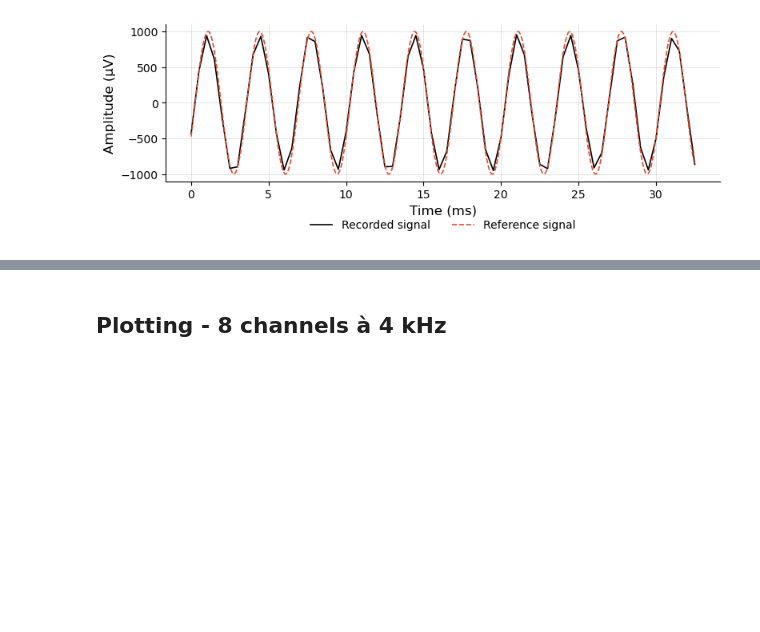
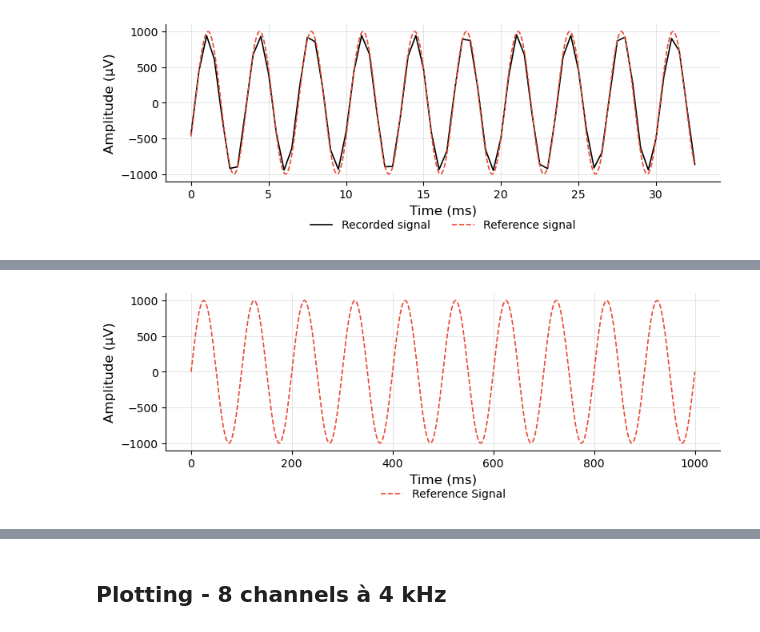
Before and after one commit to Simonseyfert/ble_plot, a Jupyter notebook: plot.ipynb, the cells around one changed output, grey strips where cells are left out. Drawn from its saved outputs; the diff is of its cells as text; code cells hidden in the pictures; blank space fills up the shorter version.

```diff
--- a/plot.ipynb
+++ b/plot.ipynb
@@ -229,0 +302,43 @@ Phase offset:   -28.26°
+# %%
+# ── Pure 10 Hz reference sine, 1 s ───────────────────────────────
+t_10hz   = np.linspace(0, 1.0, 10_000)  # 1 s, high resolution
+sine_10hz = SINE_AMPLITUDE * np.sin(2 * np.pi * 10 * t_10hz)
+
+fig_10, ax_10 = plt.subplots(figsize=(FIG_WIDTH, FIG_HEIGHT))
+
+ax_10.plot(
+    t_10hz * 1000,
+    sine_10hz,
+    color=SINE_COLOR,
+    linewidth=SINE_LINE_WIDTH,
+    linestyle=SINE_LINE_STYLE,
+    label="Reference Signal"
+)
+
+ax_10.set_xlabel("Time (ms)", fontsize=FONT_SIZE_LABEL)
+ax_10.set_ylabel("Amplitude (µV)", fontsize=FONT_SIZE_LABEL)
+ax_10.tick_params(labelsize=FONT_SIZE_TICK)
+
+if Y_MIN is not None or Y_MAX is not None:
+    ax_10.set_ylim(Y_MIN, Y_MAX)
+
+if SHOW_TITLE:
+    ax_10.set_title("Pure reference sine — 10 Hz, 1 s", fontsize=FONT_SIZE_TITLE)
+
+ax_10.legend(
+    fontsize=LEGEND_FONT_SIZE,
+    loc="upper center",
+    bbox_to_anchor=(0.5, -0.18),
+    ncol=LEGEND_NCOL,
+    frameon=False
+)
+
+if SHOW_GRID:
+    ax_10.grid(True, linewidth=0.4, alpha=0.6)
+
+ax_10.spines[["top", "right"]].set_visible(False)
+
+plt.tight_layout()
+plt.show()
+# %% [output]
+[figure, added]
```
Also changed, not shown: parts of 25 cells of this notebook, 6 other files.
